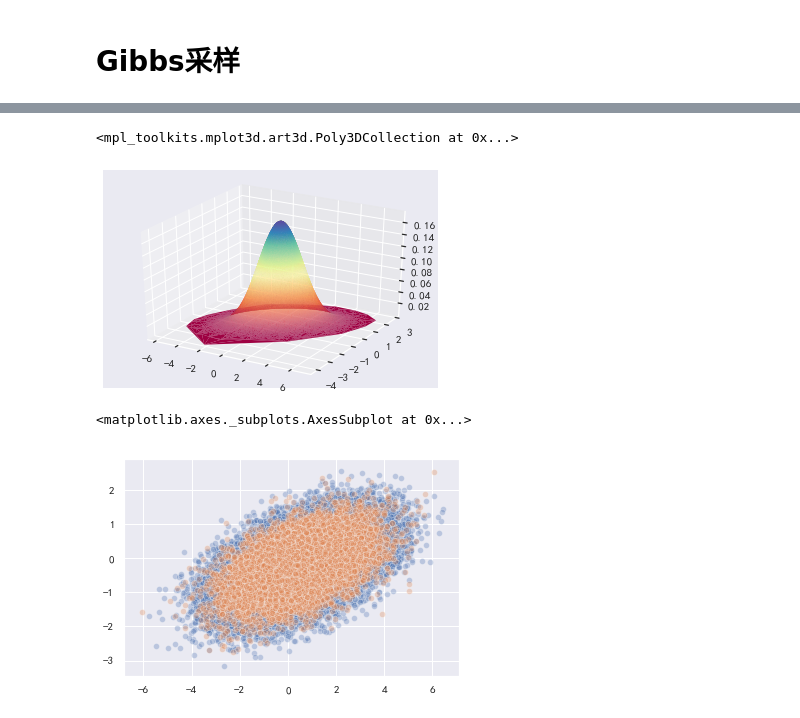
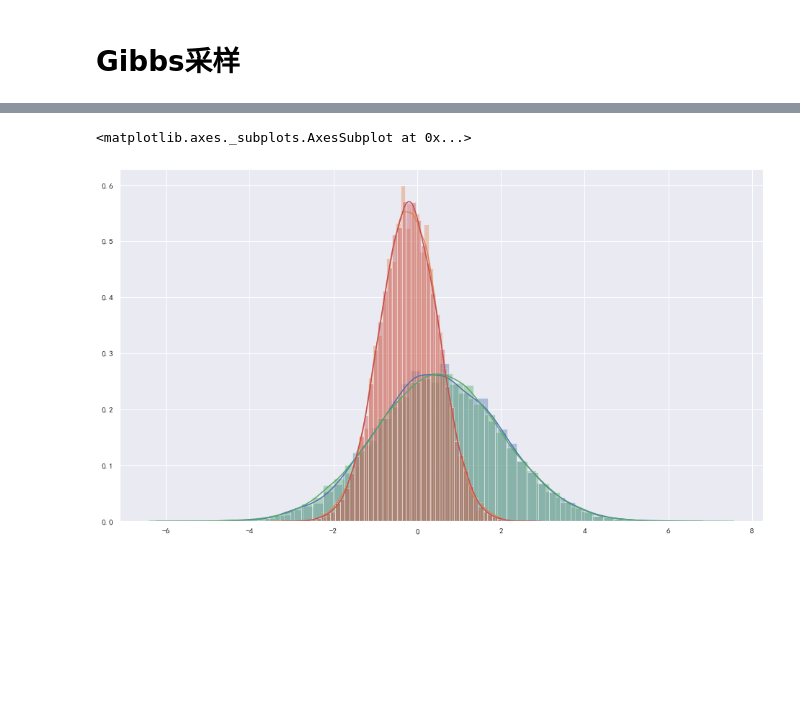
Before and after one commit to 123385918/Python-Science-Handbook, a Jupyter notebook: 各种采样.ipynb, the cells around one changed output, grey strips where cells are left out. Drawn from its saved outputs; the diff is of its cells as text; code cells hidden in the pictures; blank space fills up the shorter version.

```diff
--- a/各种采样.ipynb
+++ b/各种采样.ipynb
@@ -62,19 +151,13 @@ for _ in range(100000):
     x1_next = norm.rvs(loc=loc1(X[-1][1]), scale = scale1) ## x2-->x1_new
     x2_next = norm.rvs(loc=loc2(x1_next), scale = scale2) ## x1_new-->x2_new
     X.append([x1_next,x2_next])
-
-## 绘图
 X = np.array(X)
-fig = plt.figure()
-ax = fig.add_subplot(111, projection='3d')
-ax.plot_trisurf(X[:,0], X[:,1], p_pdf(X),cmap=plt.cm.Spectral,linewidth=0)
-# %% [output]
-<mpl_toolkits.mplot3d.art3d.Poly3DCollection at 0x...>
-[figure, removed]
-# %%
-sns.scatterplot(X[-50000:,0],X[-50000:,1],alpha=.3)
-test = multivariate_normal([avg1, avg2], [[std1*std1, ro*std1*std2], [ro*std1*std2, std2*std2]]).rvs(10000)
-sns.scatterplot(test[:,0],test[:,1],alpha=.3)
-# %% [output]
-<matplotlib.axes._subplots.AxesSubplot at 0x...>
-[figure, removed]
+# %%
+plt.figure(figsize=[16,9])
+sns.distplot(test[:,0],label='test-X')
+sns.distplot(test[:,1],label='test-Y')
+sns.distplot(X[-50000:,0],label='sampled-X')
+sns.distplot(X[-50000:,1],label='sampled-Y')
+# %% [output]
+<matplotlib.axes._subplots.AxesSubplot at 0x...>
+[figure, added]
```
Also changed, not shown: parts of 13 cells of this notebook.
